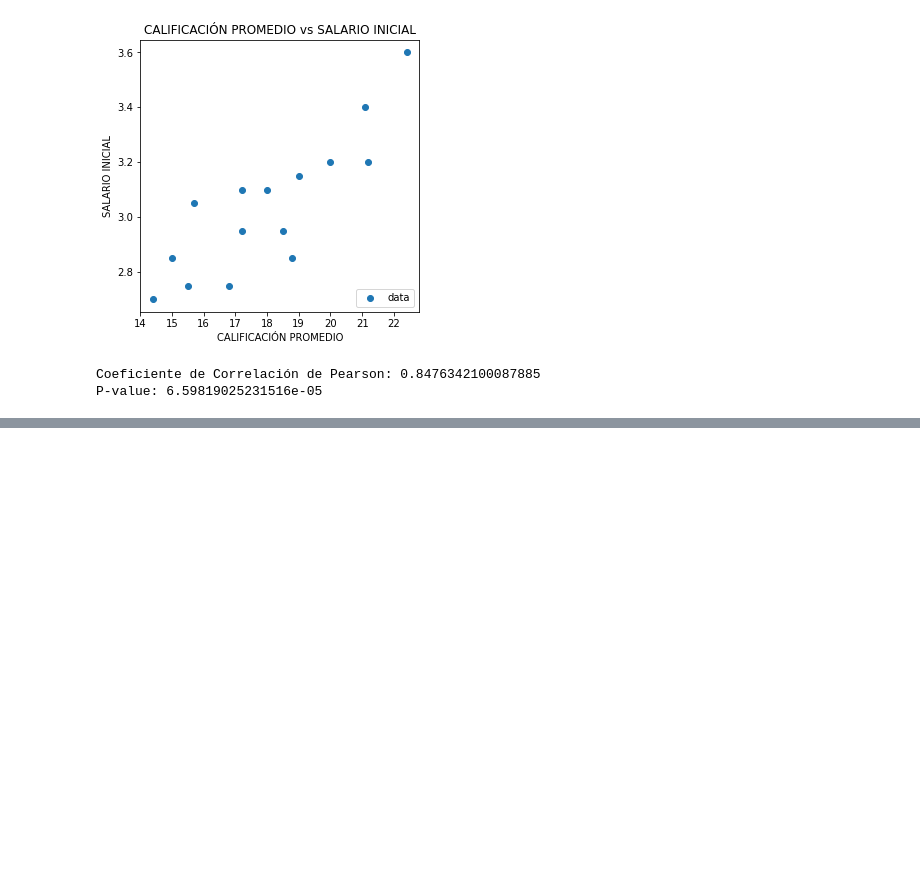
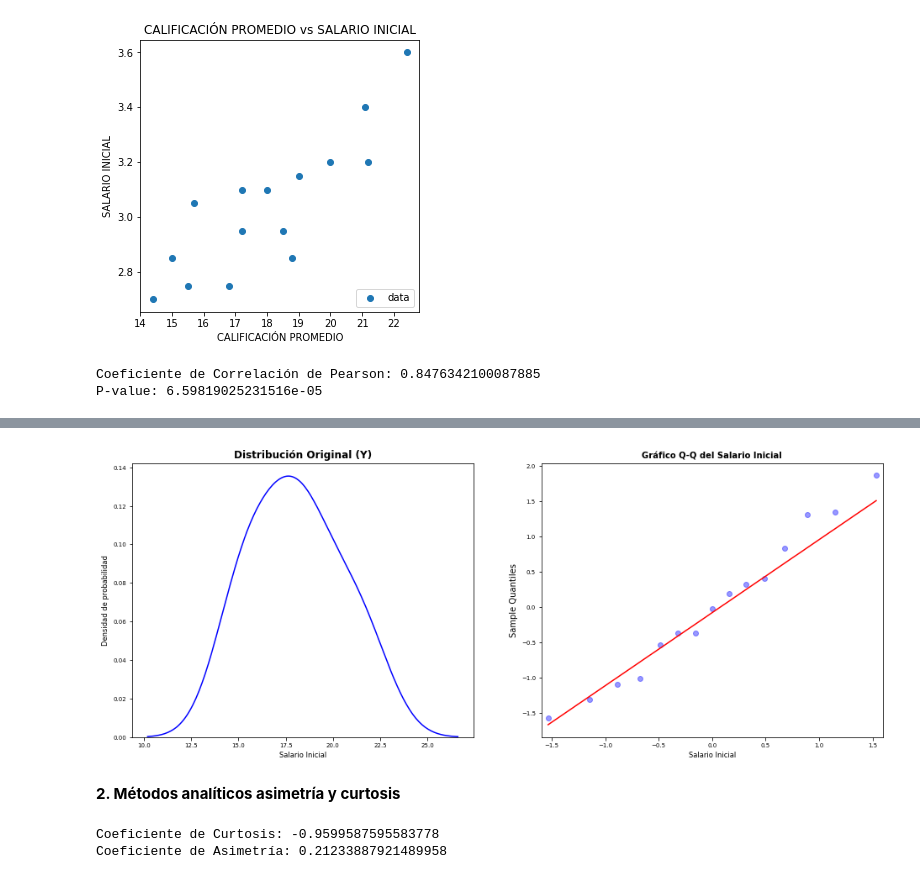
Before and after one commit to JoseGParraA/Regresion-Lineal-Python, a Jupyter notebook: notebook/RegresionLineal.ipynb, the cells around one changed output, grey strips where cells are left out. Saved outputs shown, nothing was run; the diff lists cells and outputs as text; code cells hidden in the pictures; blank space fills up the shorter version.

```diff
--- a/notebook/RegresionLineal.ipynb
+++ b/notebook/RegresionLineal.ipynb
@@ -51,0 +107,40 @@ P-value: 6.59819025231516e-05
+# %%
+fig, axes = plt.subplots(nrows=1, ncols=2, figsize=(16,6))
+Y =  data['SALARIO INICIAL']
+sns.distplot(
+    Y,
+    hist    = False,
+    kde = True,
+    color   = "blue",
+    ax = axes[0]
+)
+axes[0].set_title("Distribución Original (Y)", fontweight = "bold")
+axes[0].set_xlabel('Salario Inicial', fontsize='small')
+axes[0].set_ylabel('Densidad de probabilidad', fontsize='small')
+axes[0].tick_params(labelsize = 7)
+
+
+# Gráfico Q-Q
+
+sm.qqplot(
+    Y,
+    fit   = True,
+    line  = 'q',
+    alpha = 0.4,
+    lw    = 2,
+    ax    = axes[1]
+)
+axes[1].set_title('Gráfico Q-Q del Salario Inicial', fontsize = 10,
+             fontweight = "bold")
+axes[1].set_xlabel('Salario Inicial', fontsize='small')
+axes[1].tick_params(labelsize = 7)
+# %% [output]
+[figure, added]
+# %% [markdown]
+**2. Métodos analíticos asimetría y curtosis**
+# %%
+print('Coeficiente de Curtosis:', stats.kurtosis(Y))
+print('Coeficiente de Asimetría:', stats.skew(Y))
+# %% [output]
+Coeficiente de Curtosis: -0.9599587595583778
+Coeficiente de Asimetría: 0.21233887921489958
```
Also changed, not shown: parts of 20 cells of this notebook.
